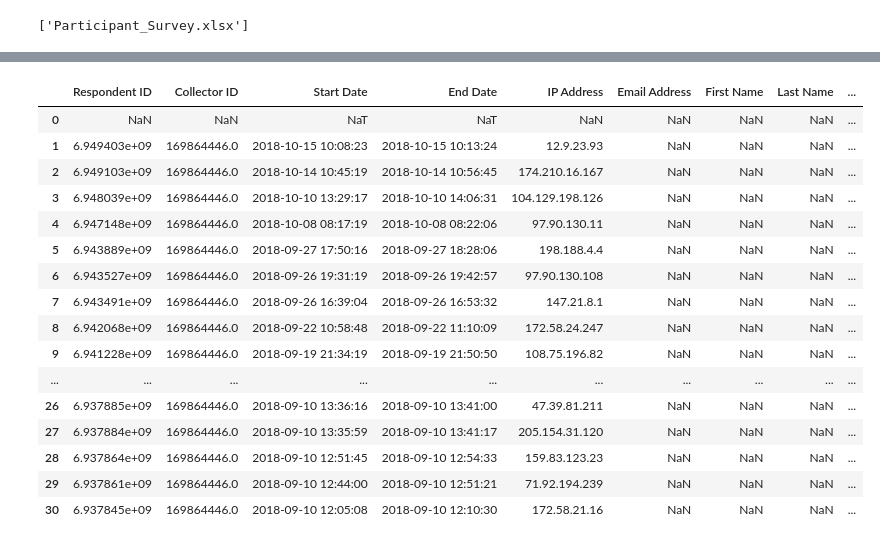
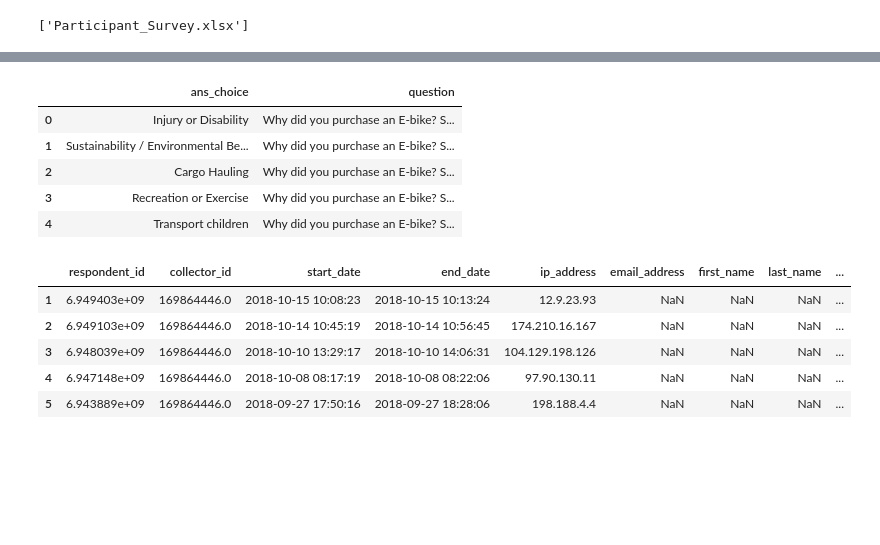
Before and after one commit to lindseytam/EBikeSurvey, a Jupyter notebook: notebook/build/01_build_ebike.ipynb, the cells around one changed output, grey strips where cells are left out. Saved outputs shown, nothing was run; the diff lists cells and outputs as text; code cells hidden in the pictures; blank space fills up the shorter version.

Commit message:
We began cleaning some of the questions up. We created lookups for questions and answers.

```diff
--- a/notebook/build/01_build_ebike.ipynb
+++ b/notebook/build/01_build_ebike.ipynb
@@ -7,5 +8,8 @@ import seaborn as sns
 
 pd.set_option('max_column', 100)
+# %%
+def clean_col(c):
+    return c.lower().strip().replace(" ", "_").replace("\xa0", "")
 # %%
 raw_path = '../../dataset/raw/'
 mst_path = '../../dataset/mst/'
@@ -17,0 +27,24 @@ df = pd.read_excel(raw_path + "Participant_Survey.xlsx")
+# %%
+# Get the column names, the headers that contains "unnamed", and values of the second row and their corresponding indice
+col_names = list(df.columns)
+unnameds = [x for x in col_names if 'Unnamed' in x]
+sec_row = df.loc[0, ].values
+inds = [col_names.index(x) for x in unnameds]
+
+# Add the indices of columns that has Unnamed in there
+temp = []
+for i in range(len(inds) - 1):
+    value = inds[i]
+    next_value = inds[i+1]
+    temp.append(value)
+    if value < next_value - 1:
+        temp.append(next_value-1)
+temp.append(next_value)
+
+# Add in the first and last indice by hand
+temp.append(16)
+
+# Replace column names by second row values whenever needed
+for i in range(len(col_names)):
+    if i in temp:
+        col_names[i] = sec_row[i]
@@ -18,20 +76,27 @@ df = pd.read_excel(raw_path + "Participant_Survey.xlsx")
+# %%
+q_map.to_csv(mst_path + 'question_lookup.csv', index = None)
+q_map = pd.read_csv(mst_path + 'question_lookup.csv')
+q_map.head()
+# %% [output]
+|  | ans_choice | question |
+| 0 | Injury or Disability | Why did you purchase an E-bike? S... |
+| 1 | Sustainability / Environmental Be... | Why did you purchase an E-bike? S... |
+| 2 | Cargo Hauling | Why did you purchase an E-bike? S... |
+| 3 | Recreation or Exercise | Why did you purchase an E-bike? S... |
+| 4 | Transport children | Why did you purchase an E-bike? S... |
+# %%
+# Replace columns names
+col_names = [clean_col(c) for c in col_names]
+df.columns = col_names
+
+# Delete second row
+df = df.loc[-1, ]
 # %%
-df
+df.head()
 # %% [output]
-|  | Respondent ID | Collector ID | Start Date | End Date | IP Address | Email Address | First Name | Last Name | ... |
-| 0 | NaN | NaN | NaT | NaT | NaN | NaN | NaN | NaN | ... |
+|  | respondent_id | collector_id | start_date | end_date | ip_address | email_address | first_name | last_name | ... |
 | 1 | 6.949403e+09 | 169864446.0 | 2018-10-15 10:08:23 | 2018-10-15 10:13:24 | 12.9.23.93 | NaN | NaN | NaN | ... |
 | 2 | 6.949103e+09 | 169864446.0 | 2018-10-14 10:45:19 | 2018-10-14 10:56:45 | 174.210.16.167 | NaN | NaN | NaN | ... |
 | 3 | 6.948039e+09 | 169864446.0 | 2018-10-10 13:29:17 | 2018-10-10 14:06:31 | 104.129.198.126 | NaN | NaN | NaN | ... |
 | 4 | 6.947148e+09 | 169864446.0 | 2018-10-08 08:17:19 | 2018-10-08 08:22:06 | 97.90.130.11 | NaN | NaN | NaN | ... |
 | 5 | 6.943889e+09 | 169864446.0 | 2018-09-27 17:50:16 | 2018-09-27 18:28:06 | 198.188.4.4 | NaN | NaN | NaN | ... |
-| 6 | 6.943527e+09 | 169864446.0 | 2018-09-26 19:31:19 | 2018-09-26 19:42:57 | 97.90.130.108 | NaN | NaN | NaN | ... |
-| 7 | 6.943491e+09 | 169864446.0 | 2018-09-26 16:39:04 | 2018-09-26 16:53:32 | 147.21.8.1 | NaN | NaN | NaN | ... |
-| 8 | 6.942068e+09 | 169864446.0 | 2018-09-22 10:58:48 | 2018-09-22 11:10:09 | 172.58.24.247 | NaN | NaN | NaN | ... |
-| 9 | 6.941228e+09 | 169864446.0 | 2018-09-19 21:34:19 | 2018-09-19 21:50:50 | 108.75.196.82 | NaN | NaN | NaN | ... |
-| ... | ... | ... | ... | ... | ... | ... | ... | ... | ... |
-| 26 | 6.937885e+09 | 169864446.0 | 2018-09-10 13:36:16 | 2018-09-10 13:41:00 | 47.39.81.211 | NaN | NaN | NaN | ... |
-| 27 | 6.937884e+09 | 169864446.0 | 2018-09-10 13:35:59 | 2018-09-10 13:41:17 | 205.154.31.120 | NaN | NaN | NaN | ... |
-| 28 | 6.937864e+09 | 169864446.0 | 2018-09-10 12:51:45 | 2018-09-10 12:54:33 | 159.83.123.23 | NaN | NaN | NaN | ... |
-| 29 | 6.937861e+09 | 169864446.0 | 2018-09-10 12:44:00 | 2018-09-10 12:51:21 | 71.92.194.239 | NaN | NaN | NaN | ... |
-| 30 | 6.937845e+09 | 169864446.0 | 2018-09-10 12:05:08 | 2018-09-10 12:10:30 | 172.58.21.16 | NaN | NaN | NaN | ... |
```
Also changed, not shown: parts of 6 cells of this notebook, 2 other files.
